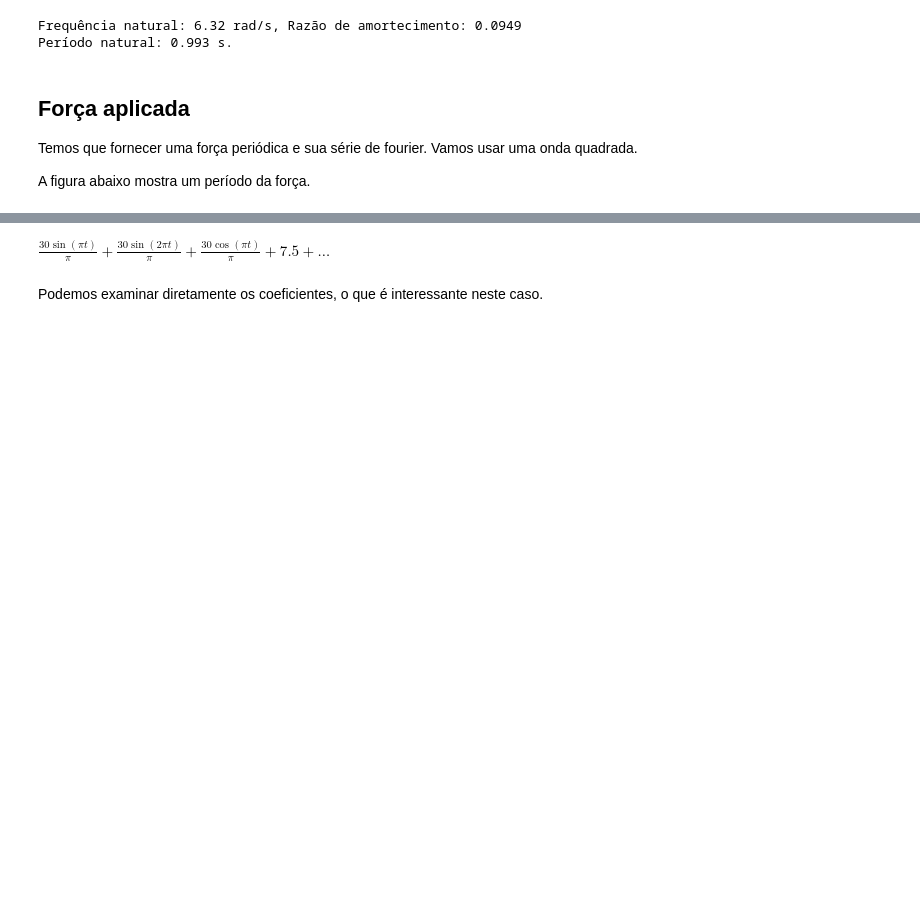
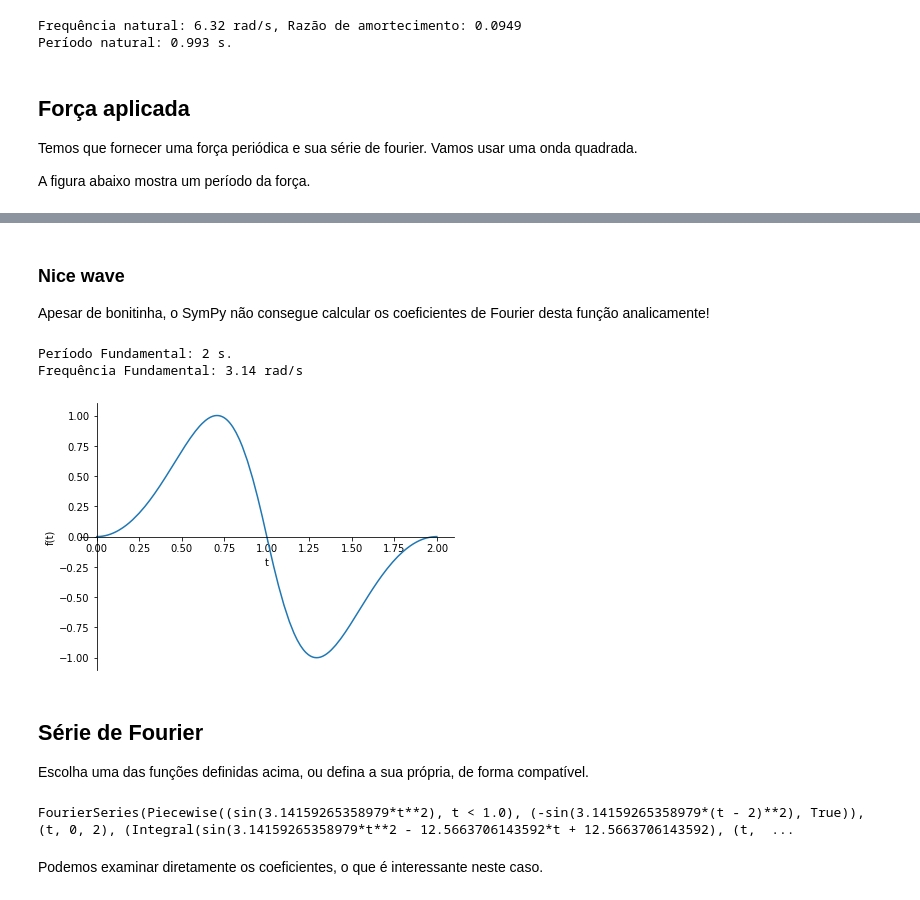
Before and after one commit to r-b-w/Notebooks-Vibracoes, a Jupyter notebook: Notebooks/RespostaViaFourierModificado.ipynb, the cells around one changed output, grey strips where cells are left out. Drawn from its saved outputs; the diff is of its cells as text; code cells hidden in the pictures; blank space fills up the shorter version.

```diff
--- a/Notebooks/RespostaViaFourierModificado.ipynb
+++ b/Notebooks/RespostaViaFourierModificado.ipynb
@@ -71,8 +88,35 @@ Frequência Fundamental: 3.14 rad/s
+# %% [markdown]
+### Nice wave
+
+Apesar de bonitinha, o SymPy não consegue calcular os coeficientes de Fourier desta função analicamente!
+# %%
+tau = 2
+mag = 30
+w0 = 2*np.pi/tau
+nterm = 7             # for the numerical computation down below
+
+#f1 = sp.Piecewise((sp.sin(w0*(2*t/tau)**2), t<tau/2), (0, True))
+f1 = sp.sin(w0*(2*t/tau)**2)
+f2 = -f1.subs(t, t-tau)
+nice_wave = sp.Piecewise((f1, t<tau/2), (f2, t>=tau/2), (0, True))
+print(f"Período Fundamental: {tau:.3g} s.")
+print(f"Frequência Fundamental: {w0:.3g} rad/s")
+p = sp.plot(nice_wave, (t, 0, tau))
+# %% [output]
+Período Fundamental: 2 s.
+Frequência Fundamental: 3.14 rad/s
+[figure, added]
+# %% [markdown]
+## Série de Fourier
+Escolha uma das funções definidas acima, ou defina a sua própria, de forma compatível.
 # %%
+#f = square_pulse
+f = saw_tooth
+#f = nice_wave
 s = sp.fourier_series(f, (t, 0, tau))
 display(s)
 # %% [output]
-$\displaystyle \frac{30 \sin{\left(\pi t \right)}}{\pi} + \frac{30 \sin{\left(2 \pi t \right)}}{\pi} + \frac{30 \cos{\left(\pi t \right)}}{\pi} + 7.5 + \ldots$
+FourierSeries(Piecewise((sin(3.14159265358979*t**2), t < 1.0), (-sin(3.14159265358979*(t - 2)**2), True)), (t, 0, 2), (Integral(sin(3.14159265358979*t**2 - 12.5663706143592*t + 12.5663706143592), (t,  ...
 # %% [markdown]
 Podemos examinar diretamente os coeficientes, o que é interessante neste caso.
 # %%
```
Also changed, not shown: parts of 35 cells of this notebook.
